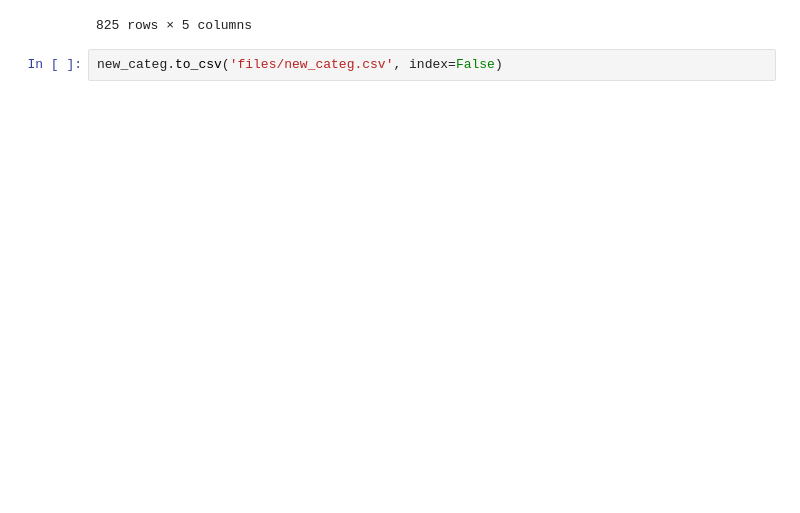
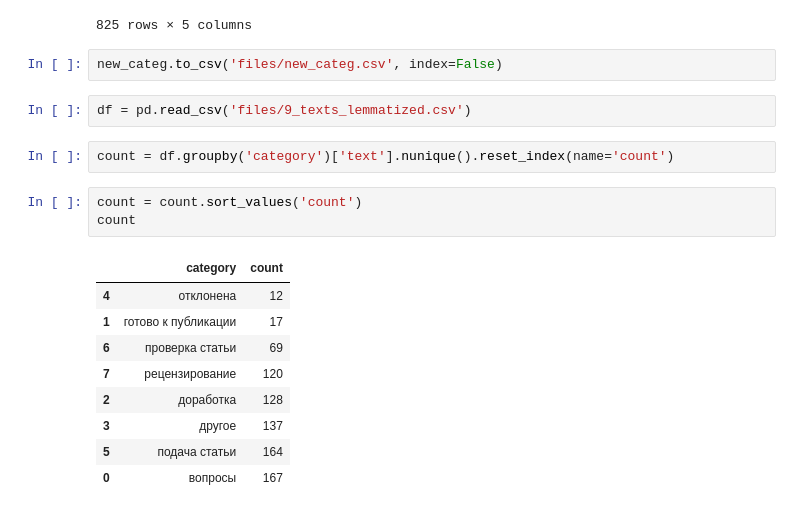
Before and after one commit to anastasia-1603/MailManagement, a Jupyter notebook: jupiter/categorization.ipynb, the cells around one changed output. Drawn from its saved outputs; the diff is of its cells as text; blank space fills up the shorter version.

```diff
--- a/jupiter/categorization.ipynb
+++ b/jupiter/categorization.ipynb
@@ -59,3 +59,20 @@ new_categ
 825 rows × 5 columns
 # %%
 new_categ.to_csv('files/new_categ.csv', index=False)
+# %%
+df = pd.read_csv('files/9_texts_lemmatized.csv')
+# %%
+count = df.groupby('category')['text'].nunique().reset_index(name='count')
+# %%
+count = count.sort_values('count')
+count
+# %% [output]
+|  | category | count |
+| 4 | отклонена | 12 |
+| 1 | готово к публикации | 17 |
+| 6 | проверка статьи | 69 |
+| 7 | рецензирование | 120 |
+| 2 | доработка | 128 |
+| 3 | другое | 137 |
+| 5 | подача статьи | 164 |
+| 0 | вопросы | 167 |
```
Also changed, not shown: parts of 1 cell of this notebook, 15 other files.
